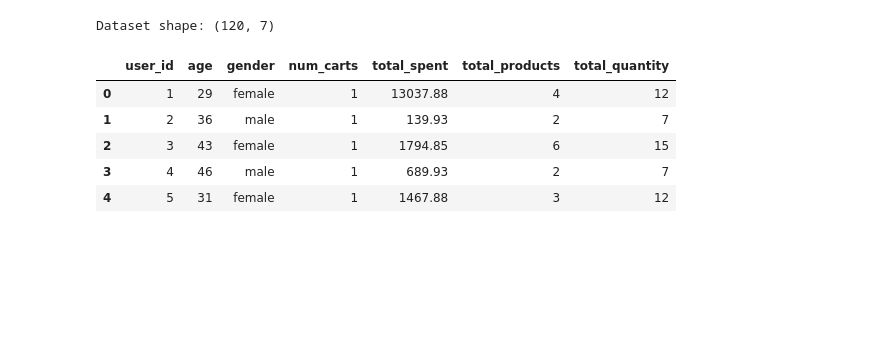
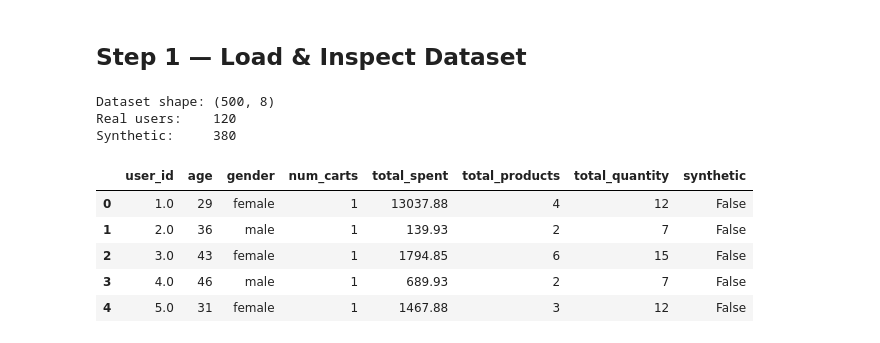
Before and after one commit to RolandoFerreira/Datascience-finalproject, a Jupyter notebook: notebooks/exploration.ipynb, the cells around one changed output. Saved outputs shown, nothing was run; the diff lists cells and outputs as text; code cells hidden in the pictures; blank space fills up the shorter version.

```diff
--- a/notebooks/exploration.ipynb
+++ b/notebooks/exploration.ipynb
@@ -1,27 +9,33 @@
+# %% [markdown]
+## Step 1 — Load & Inspect Dataset
 # %%
 import sys
-sys.path.append("../churn-predictor/app")
+sys.path.append("../app")
 
 import pandas as pd
 import numpy as np
 import matplotlib.pyplot as plt
 import seaborn as sns
 import json
 
-with open("/churn-predictor/data/raw/users_carts.json") as f:
+with open("../data/raw/users_carts.json") as f:
     data = json.load(f)
 
 df = pd.DataFrame(data)
 print(f"Dataset shape: {df.shape}")
+print(f"Real users:    {(~df['synthetic']).sum()}")
+print(f"Synthetic:     {df['synthetic'].sum()}")
 df.head()
 # %% [output]
-Dataset shape: (120, 7)
+Dataset shape: (500, 8)
+Real users:    120
+Synthetic:     380
-|  | user_id | age | gender | num_carts | total_spent | total_products | total_quantity |
-| 0 | 1 | 29 | female | 1 | 13037.88 | 4 | 12 |
-| 1 | 2 | 36 | male | 1 | 139.93 | 2 | 7 |
-| 2 | 3 | 43 | female | 1 | 1794.85 | 6 | 15 |
-| 3 | 4 | 46 | male | 1 | 689.93 | 2 | 7 |
-| 4 | 5 | 31 | female | 1 | 1467.88 | 3 | 12 |
+|  | user_id | age | gender | num_carts | total_spent | total_products | total_quantity | synthetic |
+| 0 | 1.0 | 29 | female | 1 | 13037.88 | 4 | 12 | False |
+| 1 | 2.0 | 36 | male | 1 | 139.93 | 2 | 7 | False |
+| 2 | 3.0 | 43 | female | 1 | 1794.85 | 6 | 15 | False |
+| 3 | 4.0 | 46 | male | 1 | 689.93 | 2 | 7 | False |
+| 4 | 5.0 | 31 | female | 1 | 1467.88 | 3 | 12 | False |
 # %%
 print("Columns:", df.columns.tolist())
 print("\nMissing values:\n", df.isnull().sum())
```
Also changed, not shown: parts of 21 cells of this notebook.
